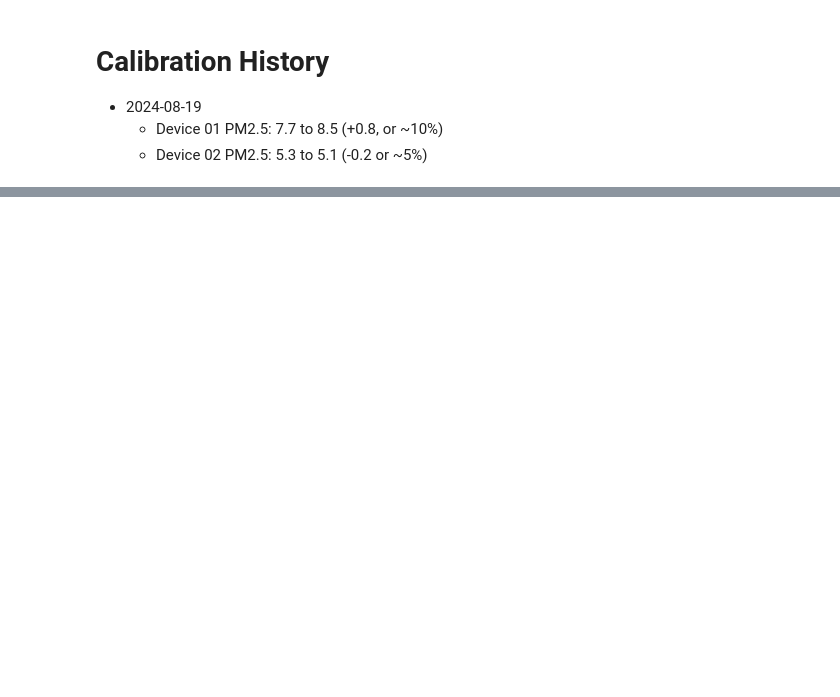
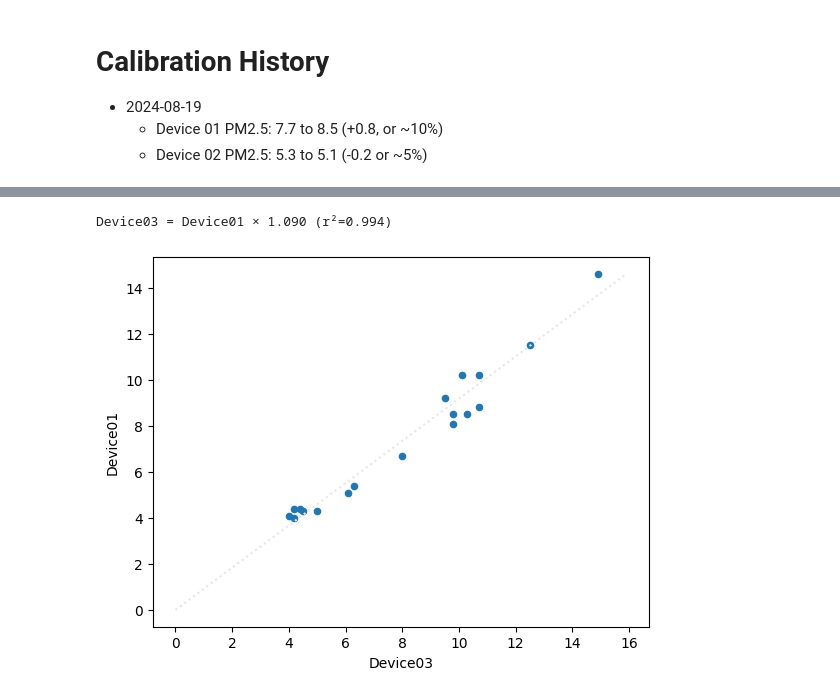
Before and after one commit to jackgene/trellis-aq, a Jupyter notebook: Sensor Calibration.ipynb, the cells around one changed output, grey strips where cells are left out. Drawn from its saved outputs; the diff is of its cells as text; code cells hidden in the pictures; blank space fills up the shorter version.

```diff
--- a/Sensor Calibration.ipynb
+++ b/Sensor Calibration.ipynb
@@ -33,0 +35,5 @@ calculate_adjustment(joined_df, "Device03", "Device02")
+# %%
+calculate_adjustment(pivoted_df, "Device03", "Device01")
+# %% [output]
+Device03 = Device01 × 1.090 (r²=0.994)
+[figure, added]
```
Also changed, not shown: parts of 4 cells of this notebook.
